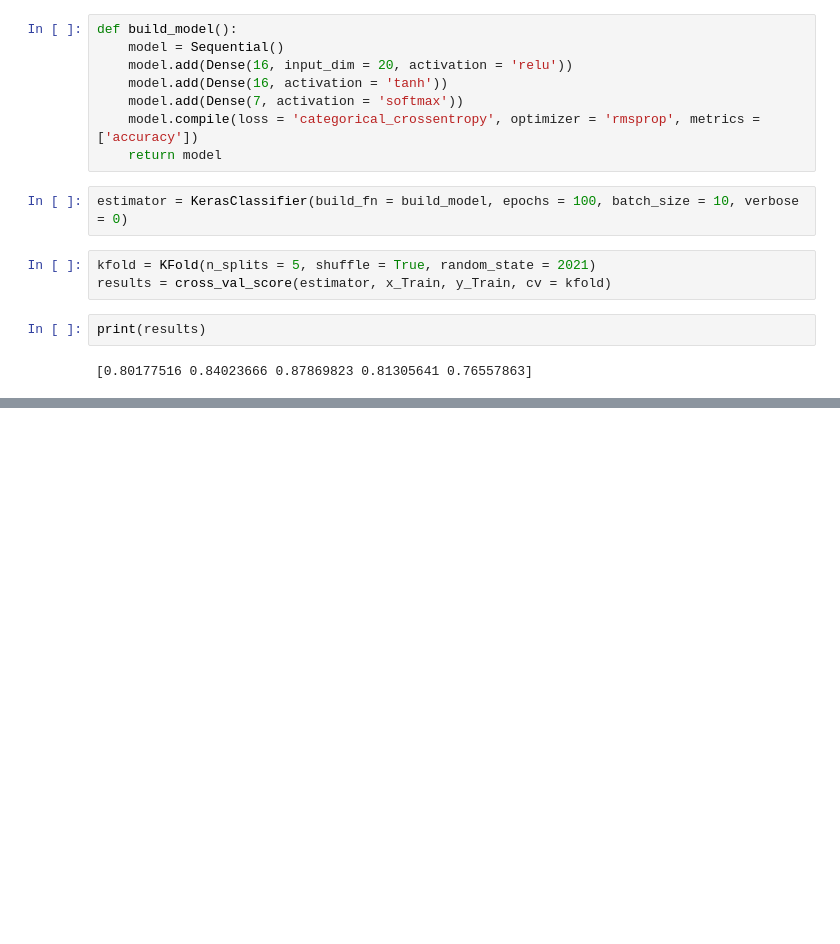
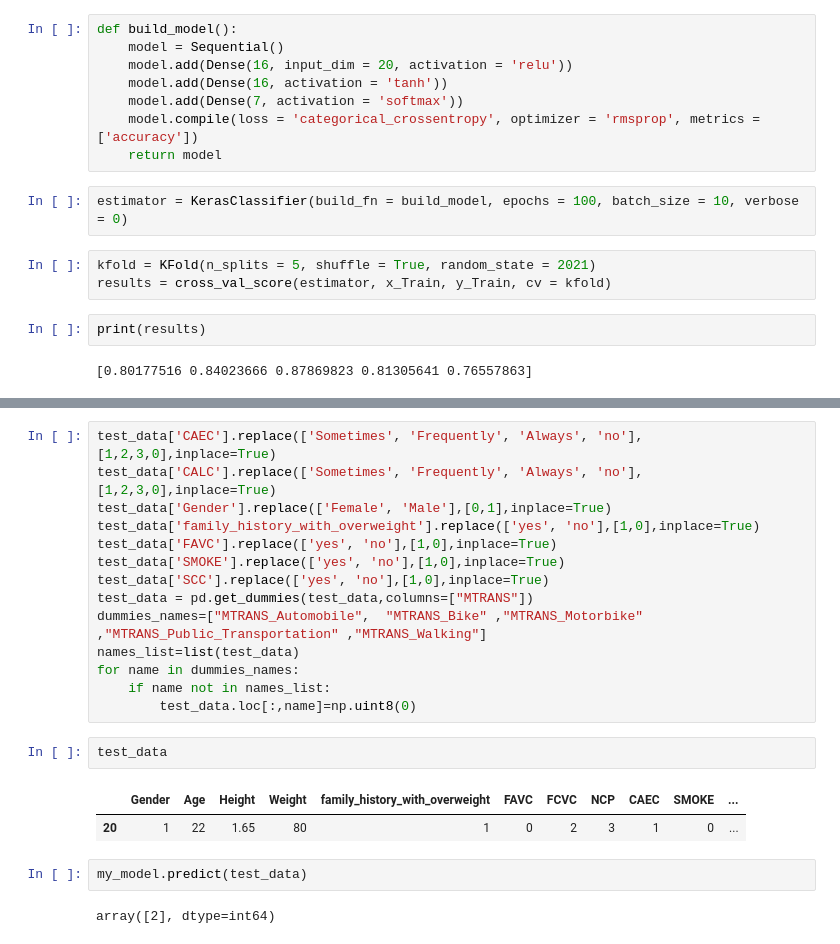
Before and after one commit to Nigirith/Obesity_Data_Analysis, a Jupyter notebook: projet py for ds.ipynb, the cells around one changed output, grey strips where cells are left out. Drawn from its saved outputs; the diff is of its cells as text; blank space fills up the shorter version.

```diff
--- a/projet py for ds.ipynb
+++ b/projet py for ds.ipynb
@@ -423,0 +478,23 @@ print(results)
+# %%
+test_data['CAEC'].replace(['Sometimes', 'Frequently', 'Always', 'no'],[1,2,3,0],inplace=True)
+test_data['CALC'].replace(['Sometimes', 'Frequently', 'Always', 'no'],[1,2,3,0],inplace=True)
+test_data['Gender'].replace(['Female', 'Male'],[0,1],inplace=True)
+test_data['family_history_with_overweight'].replace(['yes', 'no'],[1,0],inplace=True)
+test_data['FAVC'].replace(['yes', 'no'],[1,0],inplace=True)
+test_data['SMOKE'].replace(['yes', 'no'],[1,0],inplace=True)
+test_data['SCC'].replace(['yes', 'no'],[1,0],inplace=True)
+test_data = pd.get_dummies(test_data,columns=["MTRANS"])
+dummies_names=["MTRANS_Automobile",  "MTRANS_Bike" ,"MTRANS_Motorbike" ,"MTRANS_Public_Transportation" ,"MTRANS_Walking"]
+names_list=list(test_data)
+for name in dummies_names:
+    if name not in names_list:
+        test_data.loc[:,name]=np.uint8(0)
+# %%
+test_data
+# %% [output]
+|  | Gender | Age | Height | Weight | family_history_with_overweight | FAVC | FCVC | NCP | CAEC | SMOKE | ... |
+| 20 | 1 | 22 | 1.65 | 80 | 1 | 0 | 2 | 3 | 1 | 0 | ... |
+# %%
+my_model.predict(test_data)
+# %% [output]
+array([2], dtype=int64)
```
Also changed, not shown: parts of 22 cells of this notebook.
